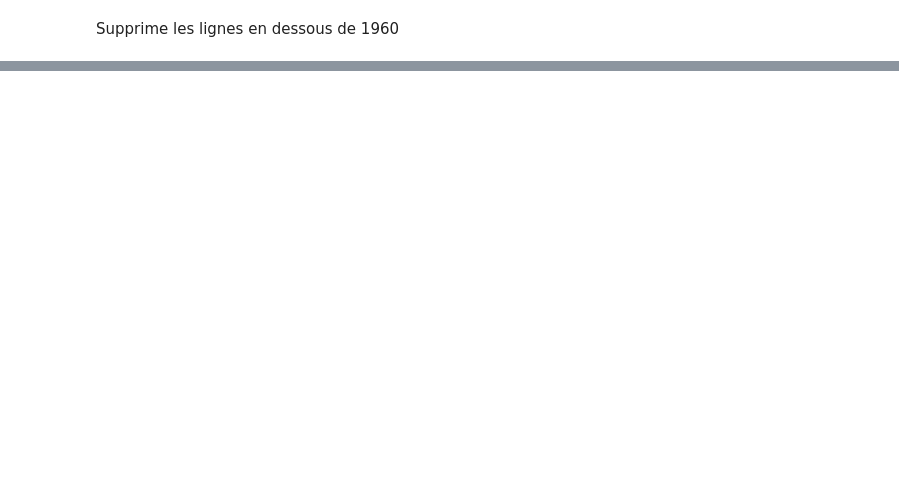
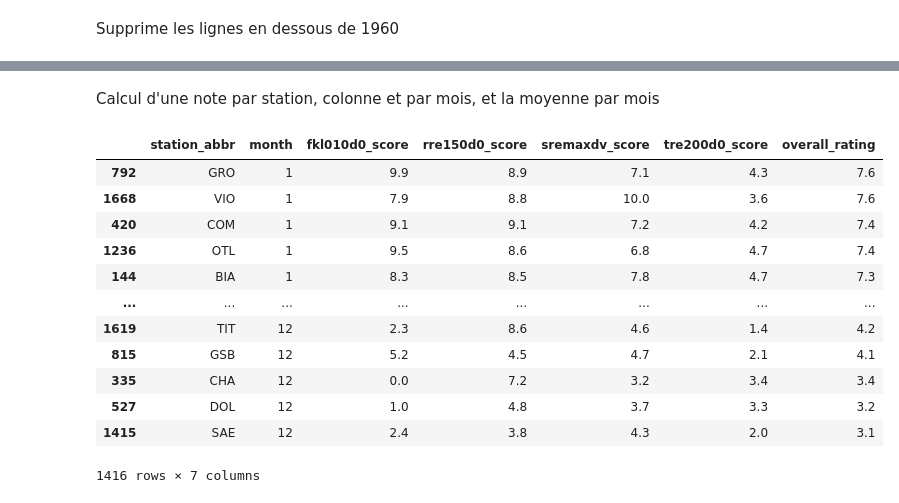
Before and after one commit to Inertie78/StatisticalWeather, a Jupyter notebook: statisticalWeather.ipynb, the cells around one changed output, grey strips where cells are left out. Saved outputs shown, nothing was run; the diff lists cells and outputs as text; code cells hidden in the pictures; blank space fills up the shorter version.

```diff
--- a/statisticalWeather.ipynb
+++ b/statisticalWeather.ipynb
@@ -495,0 +162,16 @@ interactive(children=(IntRangeSlider(value=(400, 4000), description='Altitude
+# %%
+# 1. Identifie les colonnes
+mean_cols = [col for col in dataWeather_msc.columns if col.endswith('_mean')]
+std_cols = [col.replace('_mean', '_std') for col in mean_cols]
+count_cols = [col.replace('_mean', '_count') for col in mean_cols]
+
+# 2. Grouper par station + mois
+grouped_means = dataWeather_msc.groupby(['station_abbr', 'month'])[mean_cols].mean()
+grouped_stds = dataWeather_msc.groupby(['station_abbr', 'month'])[std_cols].mean()
+grouped_counts = dataWeather_msc.groupby(['station_abbr', 'month'])[count_cols].sum()
+
+# 3. Fusionner les trois sous-tables
+dataWeather_month = pd.concat([grouped_means, grouped_stds, grouped_counts], axis=1).reset_index()
+
+# Affichage
+dataWeather_month.head()
@@ -495,0 +425,58 @@ interactive(children=(IntRangeSlider(value=(400, 4000), description='Altitude
+# %% [markdown]
+Calcul d'une note par station, colonne et par mois, et la moyenne par mois
+# %%
+# Étape 1 : Sélection des colonnes _mean (sauf htoautd0)
+mean_cols = [
+    col for col in dataWeather_month.columns
+    if col.endswith('_mean') and col != 'htoautd0_mean'
+]
+
+# Étape 2 : Création du DataFrame des scores
+scores_df = dataWeather_month[['station_abbr', 'month']].copy()
+
+# Étape 3 : Génération des scores de 0 à 10
+for col in mean_cols:
+    col_min = dataWeather_month[col].min()
+    col_max = dataWeather_month[col].max()
+    score_col = col.replace('_mean', '_score')
+
+    if col in ['rre150d0_mean', 'fkl010d0_mean']:
+        # Inversion : moins = mieux
+        scores_df[score_col] = (1 - (dataWeather_month[col] - col_min) / (col_max - col_min)) * 10
+    else:
+        # Standard : plus = mieux
+        scores_df[score_col] = ((dataWeather_month[col] - col_min) / (col_max - col_min)) * 10
+
+
+scores_df = scores_df.round(1)
+
+
+# Liste des colonnes de score à inclure
+score_cols = [col for col in scores_df.columns if col.endswith('_score')]
+
+# Moyenne des scores
+scores_df['overall_rating'] = scores_df[score_cols].mean(axis=1).round(1)
+
+# Supprimer les lignes incomplètes
+scores_df = scores_df.dropna(subset=score_cols + ['overall_rating']).round(1)
+
+#
+scores_df = scores_df.sort_values(by=['month', 'overall_rating'], ascending=[True, False])
+
+scores_df.groupby('month').first()[['station_abbr',  'overall_rating']]
+
+display(scores_df)
+# %% [output]
+|  | station_abbr | month | fkl010d0_score | rre150d0_score | sremaxdv_score | tre200d0_score | overall_rating |
+| 792 | GRO | 1 | 9.9 | 8.9 | 7.1 | 4.3 | 7.6 |
+| 1668 | VIO | 1 | 7.9 | 8.8 | 10.0 | 3.6 | 7.6 |
+| 420 | COM | 1 | 9.1 | 9.1 | 7.2 | 4.2 | 7.4 |
+| 1236 | OTL | 1 | 9.5 | 8.6 | 6.8 | 4.7 | 7.4 |
+| 144 | BIA | 1 | 8.3 | 8.5 | 7.8 | 4.7 | 7.3 |
+| ... | ... | ... | ... | ... | ... | ... | ... |
+| 1619 | TIT | 12 | 2.3 | 8.6 | 4.6 | 1.4 | 4.2 |
+| 815 | GSB | 12 | 5.2 | 4.5 | 4.7 | 2.1 | 4.1 |
+| 335 | CHA | 12 | 0.0 | 7.2 | 3.2 | 3.4 | 3.4 |
+| 527 | DOL | 12 | 1.0 | 4.8 | 3.7 | 3.3 | 3.2 |
+| 1415 | SAE | 12 | 2.4 | 3.8 | 4.3 | 2.0 | 3.1 |
+1416 rows × 7 columns
```
Also changed, not shown: parts of 56 cells of this notebook, 2 other files.
